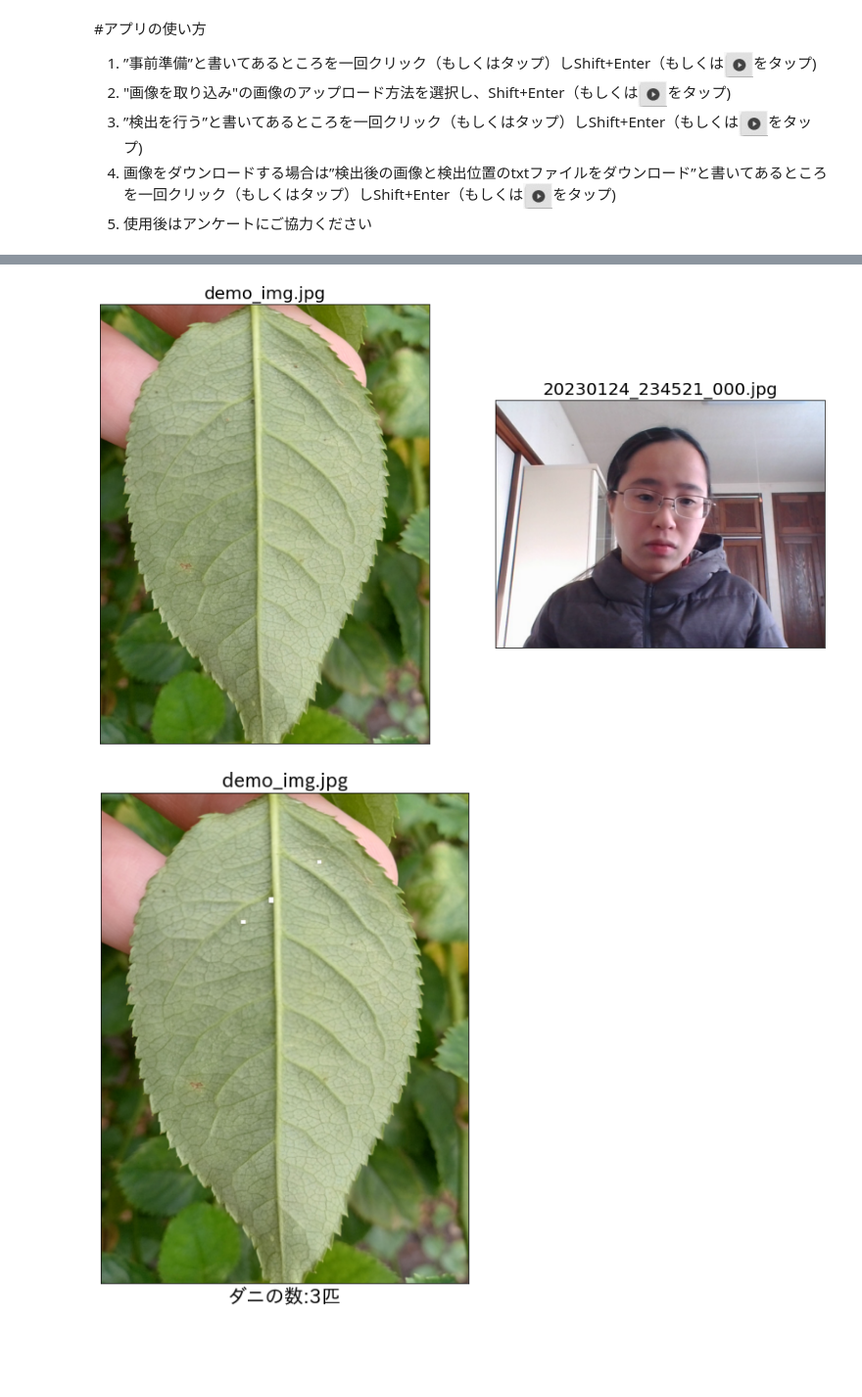
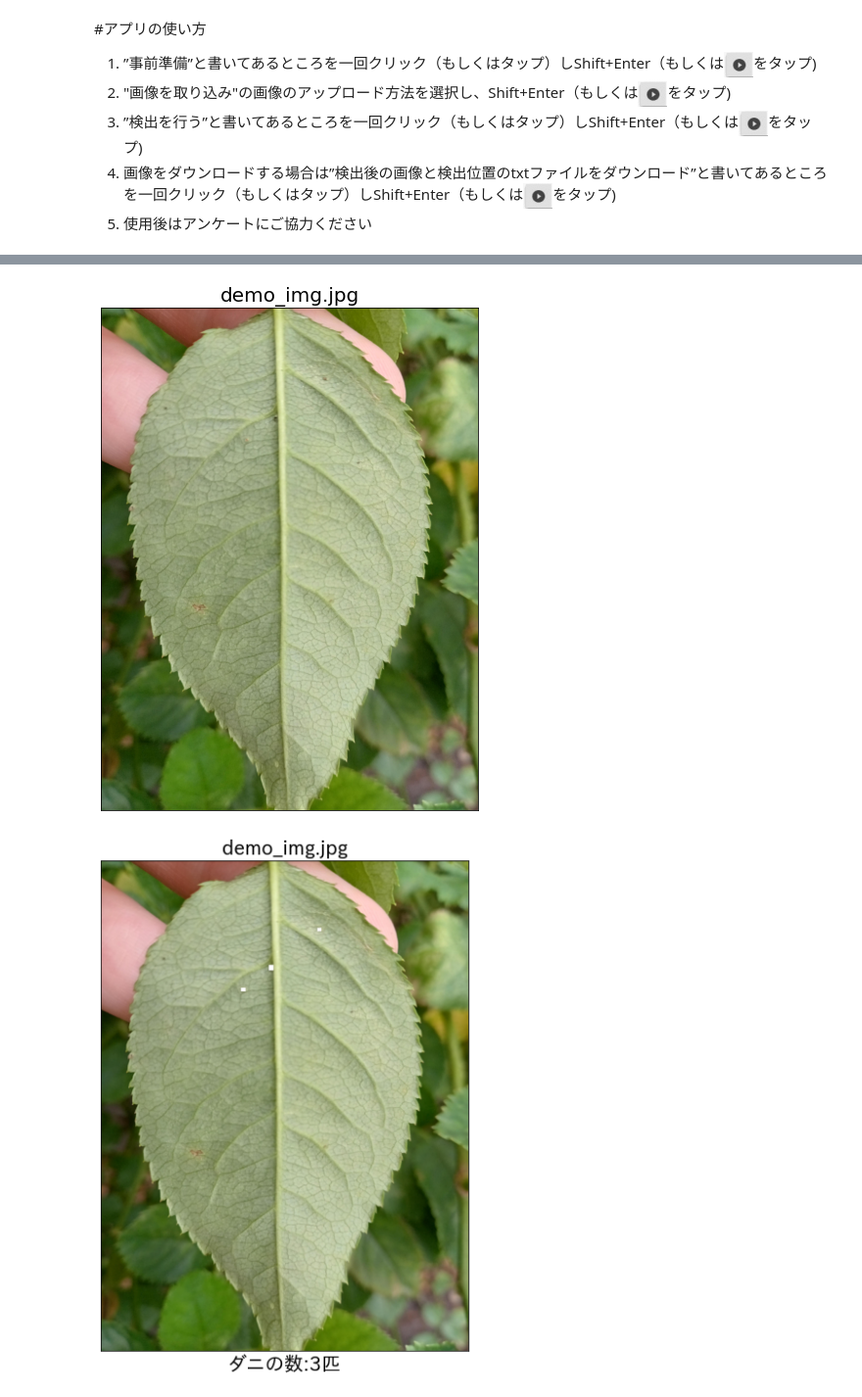
Before and after one commit to 1900690/koukai, a Jupyter notebook: mite_demo_0.1.2.ipynb, the cells around one changed output, grey strips where cells are left out. Shown at 98% size. Saved outputs shown, nothing was run; the diff lists cells and outputs as text; code cells hidden in the pictures; blank space fills up the shorter version.

```diff
--- a/mite_demo_0.1.2.ipynb
+++ b/mite_demo_0.1.2.ipynb
@@ -155,6 +188,6 @@ elif 害虫の名前 =='ガーベラのコナジラミ（準備中）':
 # %%
 #@title 画像を取り込み { display-mode: "form" }
-画像のアップロード方法を選択してください= '\u30A4\u30F3\u30AB\u30E1\u30E9\u3067\u753B\u50CF\u3092\u64AE\u5F71' #@param ["サンプル画像で検出", "画像をアップロード", "インカメラで画像を撮影", "アウトカメラで画像を撮影"]
+画像のアップロード方法を選択してください= '\u30B5\u30F3\u30D7\u30EB\u753B\u50CF\u3067\u691C\u51FA' #@param ["サンプル画像で検出", "画像をアップロード", "インカメラで画像を撮影", "アウトカメラで画像を撮影"]
 
 import os
 import shutil
@@ -354,4 +386,4 @@ else:
-[figure, old version]
+[figure, new version]
 # %%
       #背景処理
       #フォルダを空にする
```
Also changed, not shown: parts of 5 cells of this notebook.
